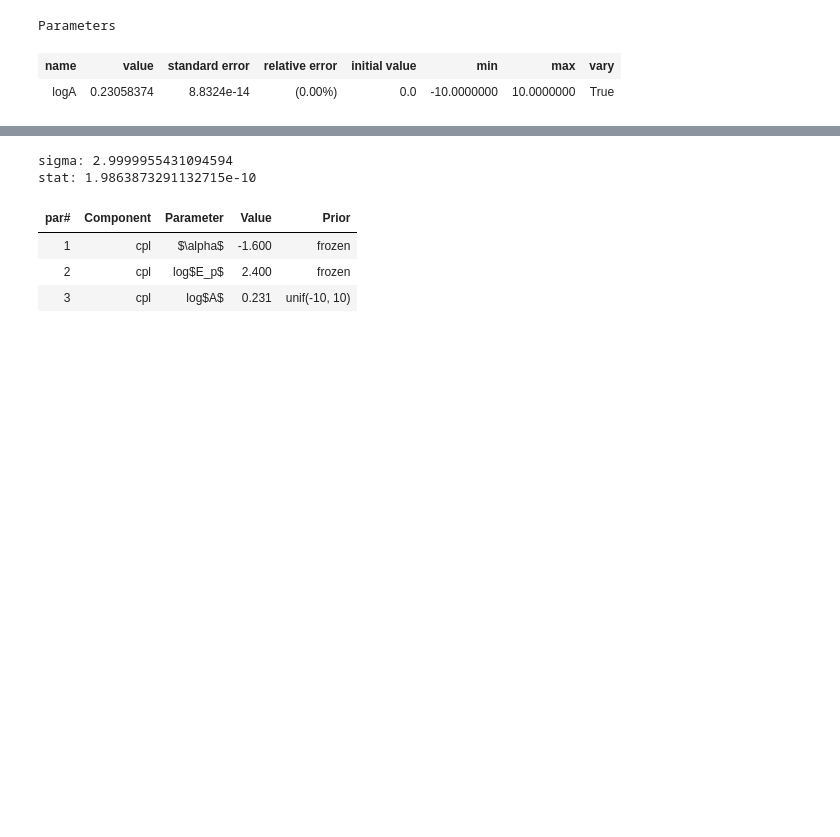
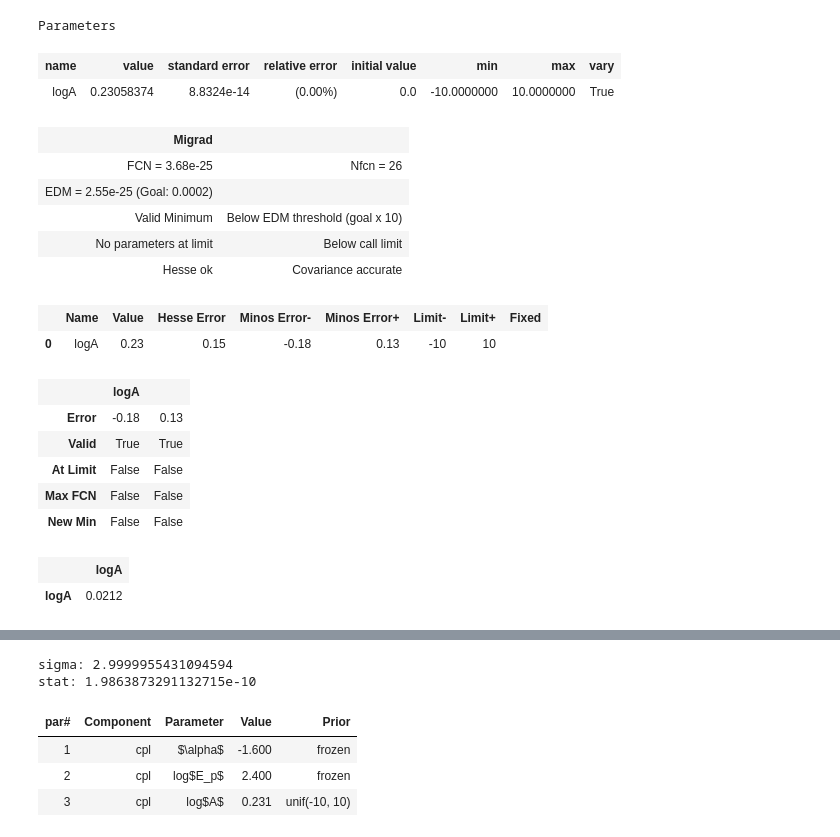
Before and after one commit to jyangch/bayspec, a Jupyter notebook: examples/upperlimit.ipynb, the cells around one changed output, grey strips where cells are left out. Drawn from its saved outputs; the diff is of its cells as text; code cells hidden in the pictures; blank space fills up the shorter version.

Commit message:
feat: add iminuit fitting methods and update statistic calculations

```diff
--- a/examples/upperlimit.ipynb
+++ b/examples/upperlimit.ipynb
@@ -90,6 +90,26 @@ Fit Statistics
 Parameters
 | name | value | standard error | relative error | initial value | min | max | vary |
 | logA | 0.23058374 | 8.8324e-14 | (0.00%) | 0.0 | -10.0000000 | 10.0000000 | True |
+# %%
+res = infer.iminuit(run_minos=True)
+res
+# %% [output]
+| Migrad |  |
+| FCN = 3.68e-25 | Nfcn = 26 |
+| EDM = 2.55e-25 (Goal: 0.0002) |  |
+| Valid Minimum | Below EDM threshold (goal x 10) |
+| No parameters at limit | Below call limit |
+| Hesse ok | Covariance accurate |
+|  | Name | Value | Hesse Error | Minos Error- | Minos Error+ | Limit- | Limit+ | Fixed |
+| 0 | logA | 0.23 | 0.15 | -0.18 | 0.13 | -10 | 10 |  |
+|  | logA |  |
+| Error | -0.18 | 0.13 |
+| Valid | True | True |
+| At Limit | False | False |
+| Max FCN | False | False |
+| New Min | False | False |
+|  | logA |
+| logA | 0.0212 |
 # %%
 par_best = [0.23058309]
 infer.at_par(par_best)
```
Also changed, not shown: parts of 1 cell of this notebook, 3 other files.
